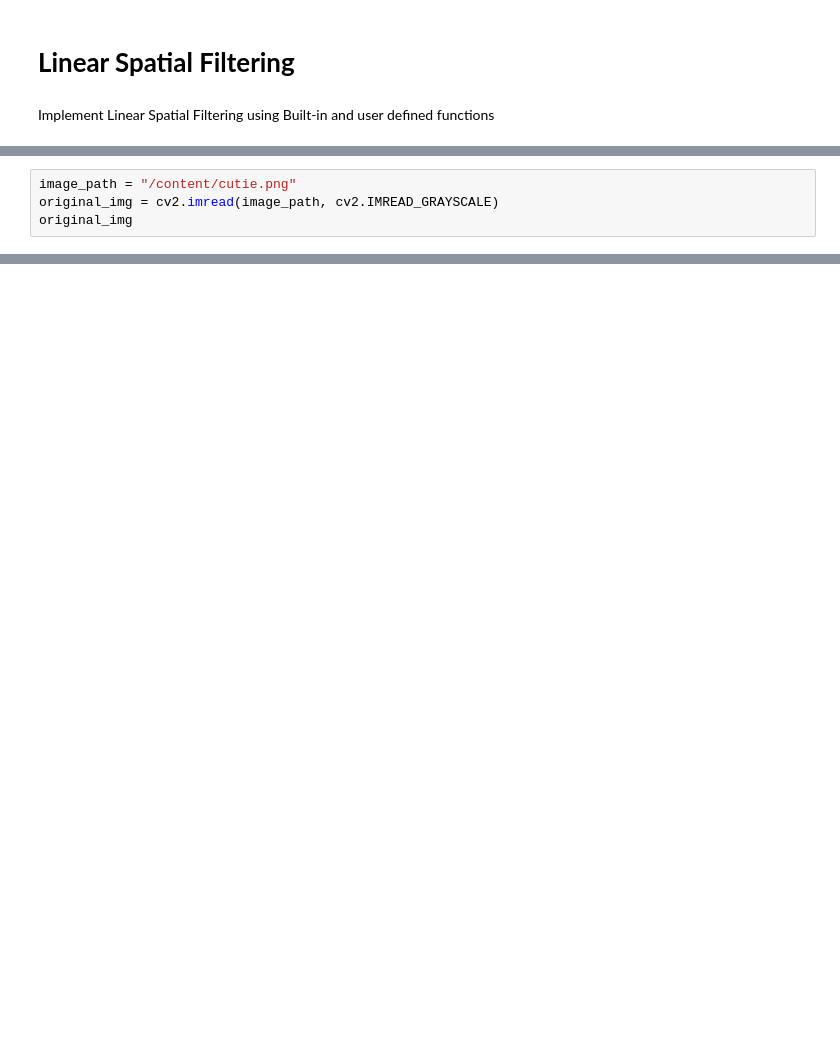
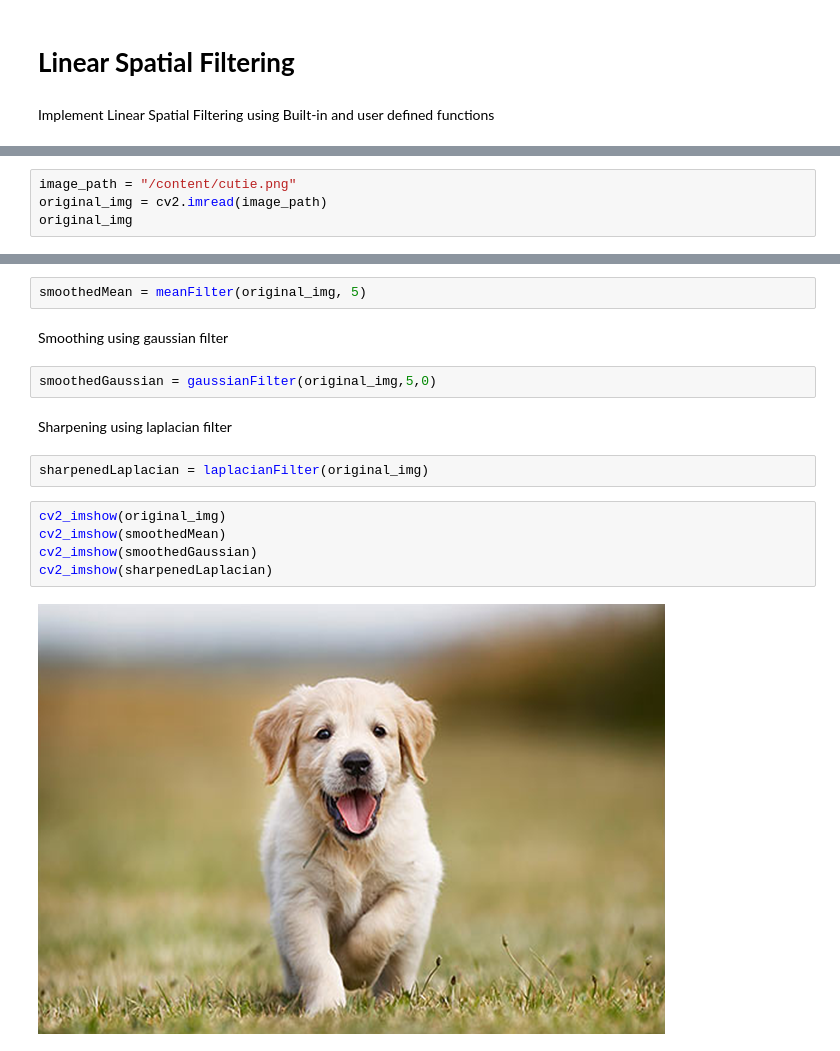
Before and after one commit to badrinarayanan02/Computer-Vision, a Jupyter notebook: 2348507_LinearSpatialFiltering.ipynb, the cells around one changed output, grey strips where cells are left out. Cells and saved outputs as stored; diff of their text form; blank space fills up the shorter version.

```diff
--- a/2348507_LinearSpatialFiltering.ipynb
+++ b/2348507_LinearSpatialFiltering.ipynb
@@ -51,5 +36,5 @@ def userDefinedLinearFilter(img, kernel):
 # %%
 image_path = "/content/cutie.png"
-original_img = cv2.imread(image_path, cv2.IMREAD_GRAYSCALE)
+original_img = cv2.imread(image_path)
 original_img
 # %% [output]
@@ -81,0 +60,17 @@ displayImages(
+# %%
+smoothedMean = meanFilter(original_img, 5)
+# %% [markdown]
+Smoothing using gaussian filter
+# %%
+smoothedGaussian = gaussianFilter(original_img,5,0)
+# %% [markdown]
+Sharpening using laplacian filter
+# %%
+sharpenedLaplacian = laplacianFilter(original_img)
+# %%
+cv2_imshow(original_img)
+cv2_imshow(smoothedMean)
+cv2_imshow(smoothedGaussian)
+cv2_imshow(sharpenedLaplacian)
+# %% [output]
+[figure, added]
```
Also changed, not shown: parts of 25 cells of this notebook.
